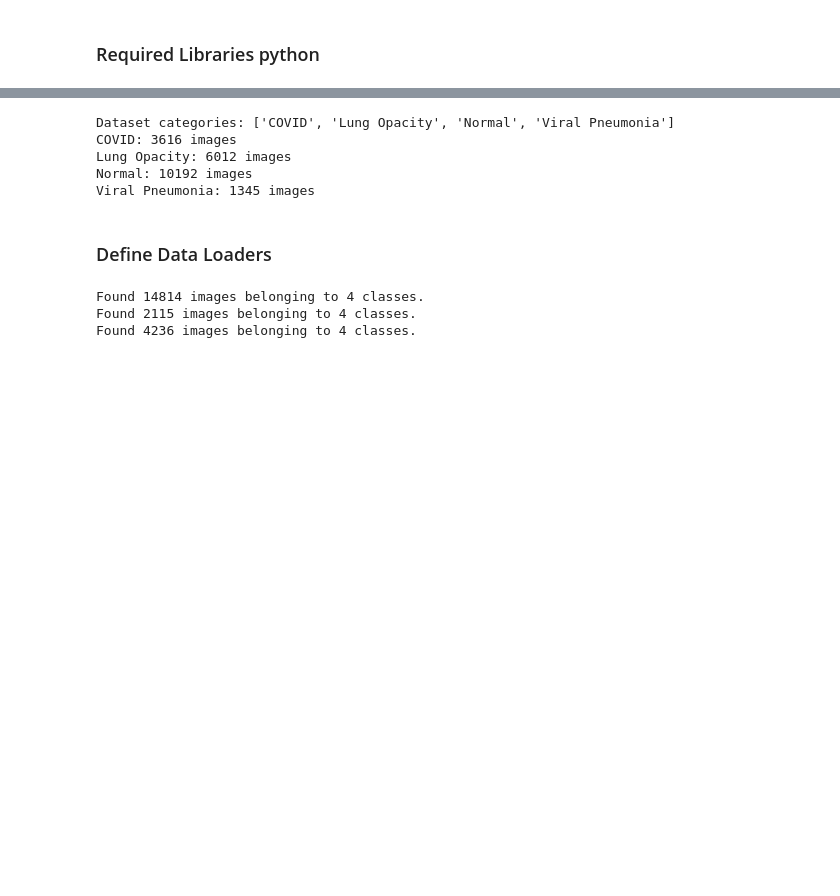
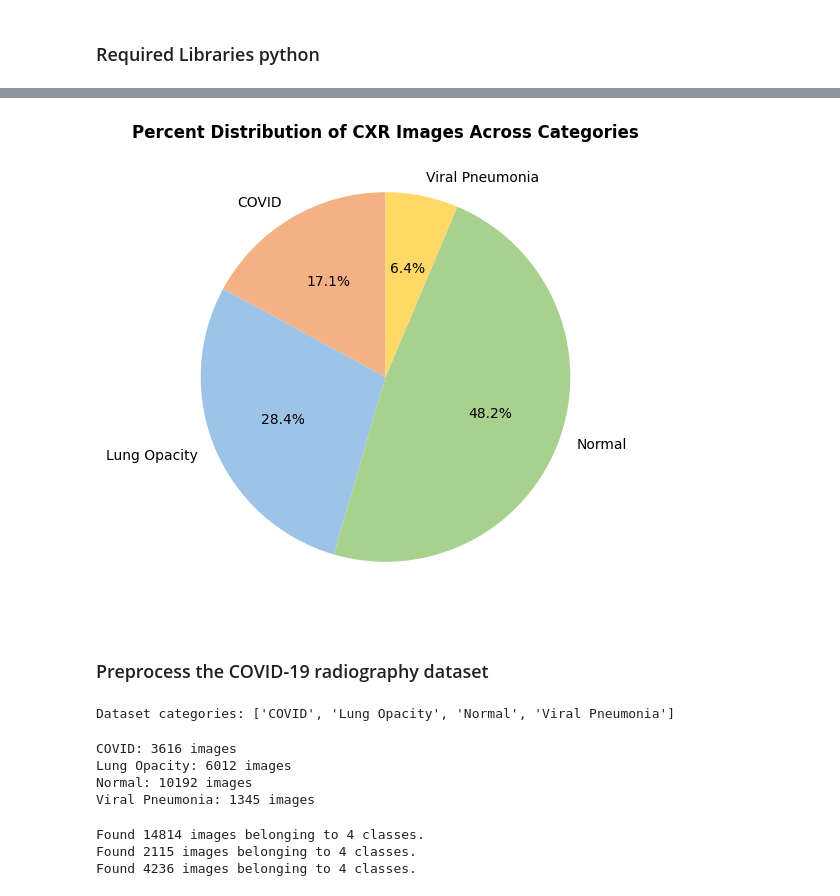
Before and after one commit to bachthyaglx/pneumonia-attention-based-CNNs, a Jupyter notebook: cxr_classification_attentionCNN.ipynb, the cells around one changed output, grey strips where cells are left out. Cells and saved outputs as stored; diff of their text form; code cells hidden in the pictures; blank space fills up the shorter version.

```diff
--- a/cxr_classification_attentionCNN.ipynb
+++ b/cxr_classification_attentionCNN.ipynb
@@ -20,28 +103,33 @@ from tensorflow.keras import layers, models
+# %%
+# Plot the percent distribution of images across subdirectories
+plt.figure(facecolor='white', figsize=(6,6))
+plt.pie(num_of_images,
+        labels=dir_list,
+        colors=colors,
+        autopct='%.1f%%',
+        startangle=90)
+plt.title('Percent Distribution of CXR Images Across Categories', fontweight='bold')
+plt.savefig('./figures/pie_chart.png', dpi=200)
+plt.show()
+# %% [output]
+[figure, added]
+# %% [markdown]
+### Preprocess the COVID-19 radiography dataset
+# %%
+# Check categories
+dir_list = os.listdir(DATASET_PATH)
+print("Dataset categories:", dir_list)
+# %% [output]
+Dataset categories: ['COVID', 'Lung Opacity', 'Normal', 'Viral Pneumonia']
 # %%
-# Define dataset path
-DATASET_PATH = 'covid-19_radiography_dataset'
-
-# Check categories
-dir_list = os.listdir(DATASET_PATH)
-print("Dataset categories:", dir_list)
-
 # Count number of images in each category
 num_of_images = []
 for category in dir_list:
     category_path = os.path.join(DATASET_PATH, category)
     num_of_images.append(len(os.listdir(category_path)))
     print(f"{category}: {len(os.listdir(category_path))} images")
-
-# Split dataset into train, validation, and test sets
-OUTPUT_PATH = 'dataset_subsets'
-
-if not os.path.exists(OUTPUT_PATH):
-    splitfolders.ratio(DATASET_PATH, OUTPUT_PATH, seed=42, ratio=(0.7, 0.1, 0.2))
 # %% [output]
-Dataset categories: ['COVID', 'Lung Opacity', 'Normal', 'Viral Pneumonia']
 COVID: 3616 images
 Lung Opacity: 6012 images
 Normal: 10192 images
 Viral Pneumonia: 1345 images
-# %% [markdown]
-### Define Data Loaders
```
Also changed, not shown: parts of 26 cells of this notebook, 3 other files.
